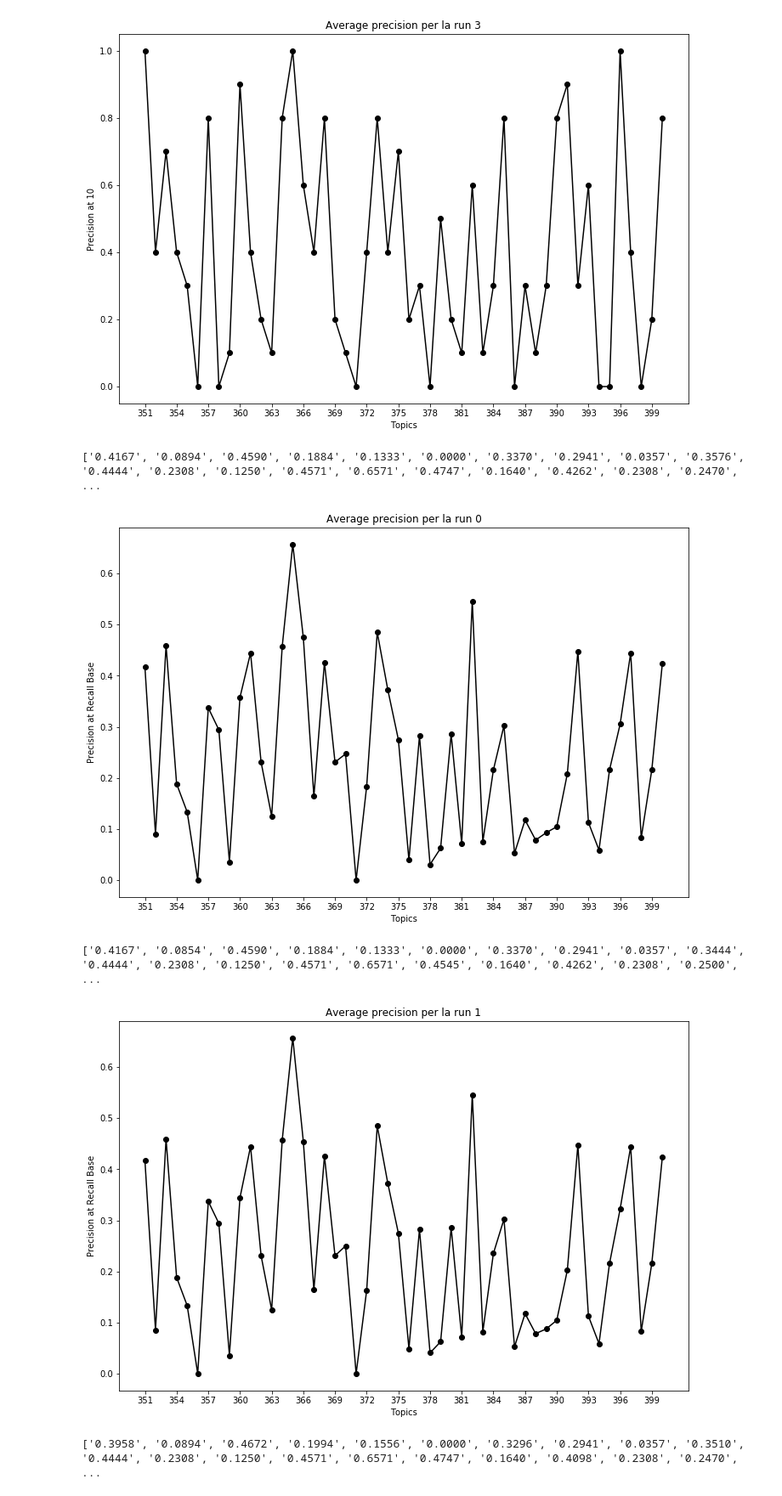
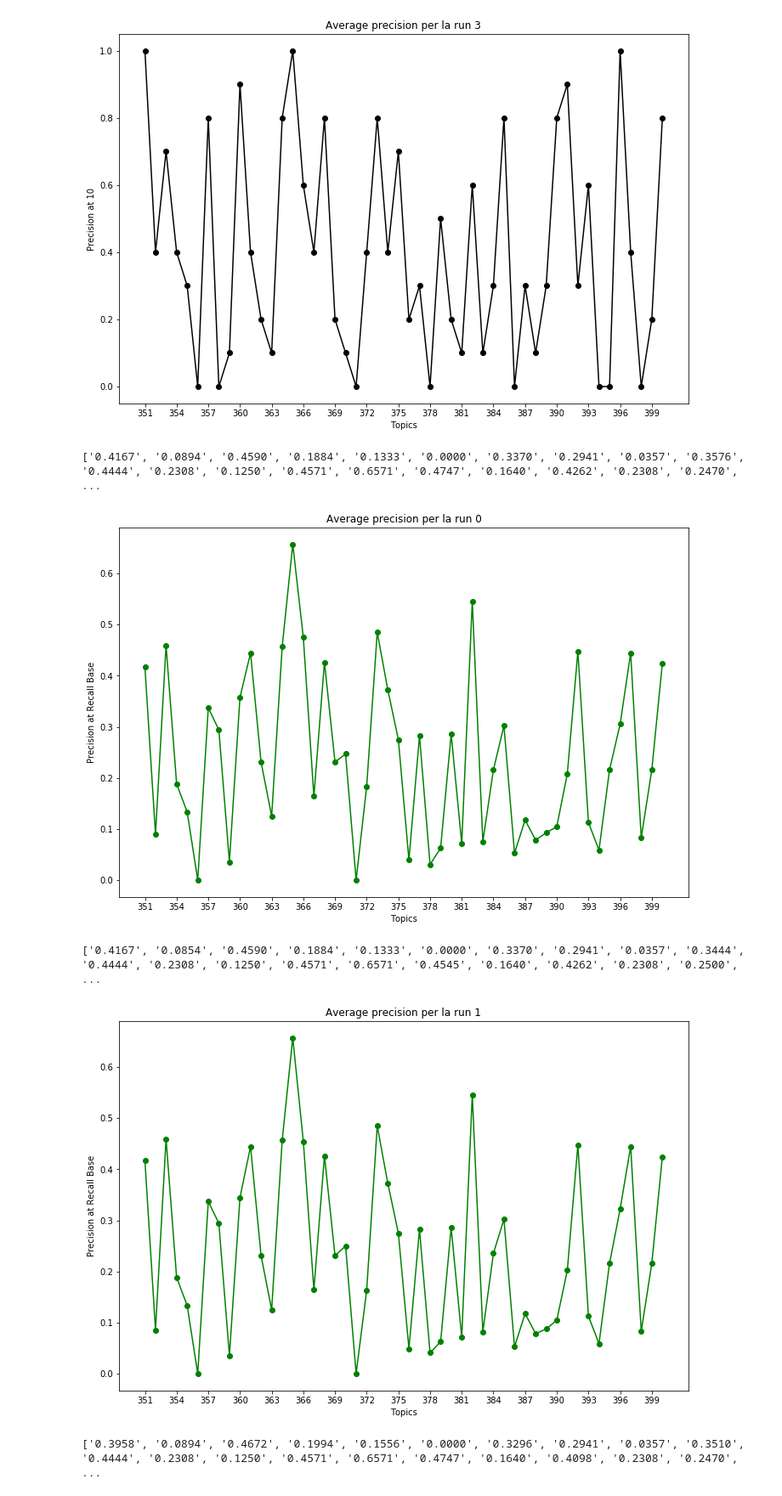
Before and after one commit to yleniag/Information-Retrival-Homework-1, a Jupyter notebook: Homework1-IR.ipynb, the cells around one changed output. Shown: that part at 85% size. Cells and saved outputs as stored; diff of their text form; code cells hidden in the pictures.

Commit message:
Grafico rprec

```diff
--- a/Homework1-IR.ipynb
+++ b/Homework1-IR.ipynb
@@ -283,13 +266,13 @@ plotAP(p10_3, "black", 3,"Precision at 10")
 ['1.0000', '0.4000', '0.7000', '0.4000', '0.3000', '0.0000', '0.8000', '0.0000', '0.1000', '0.9000', '0.4000', '0.2000', '0.1000', '0.8000', '1.0000', '0.6000', '0.4000', '0.8000', '0.2000', '0.1000', ...
 [figure]
 # %%
-plotAP(rprec_0, "black", 0, "Precision at Recall Base")
-plotAP(rprec_1, "black", 1, "Precision at Recall Base")
-plotAP(rprec_2, "black", 2, "Precision at Recall Base")
-plotAP(rprec_3, "black", 3, "Precision at Recall Base")
+plotAP(rprec_0, "g", 0, "Precision at Recall Base")
+plotAP(rprec_1, "g", 1, "Precision at Recall Base")
+plotAP(rprec_2, "g", 2, "Precision at Recall Base")
+plotAP(rprec_3, "g", 3, "Precision at Recall Base")
 # %% [output]
 ['0.4167', '0.0894', '0.4590', '0.1884', '0.1333', '0.0000', '0.3370', '0.2941', '0.0357', '0.3576', '0.4444', '0.2308', '0.1250', '0.4571', '0.6571', '0.4747', '0.1640', '0.4262', '0.2308', '0.2470', ...
-[figure, old version]
+[figure, new version]
 ['0.4167', '0.0854', '0.4590', '0.1884', '0.1333', '0.0000', '0.3370', '0.2941', '0.0357', '0.3444', '0.4444', '0.2308', '0.1250', '0.4571', '0.6571', '0.4545', '0.1640', '0.4262', '0.2308', '0.2500', ...
-[figure, old version]
+[figure, new version]
 ['0.3958', '0.0894', '0.4672', '0.1994', '0.1556', '0.0000', '0.3296', '0.2941', '0.0357', '0.3510', '0.4444', '0.2308', '0.1250', '0.4571', '0.6571', '0.4747', '0.1640', '0.4098', '0.2308', '0.2470', ...
```
Also changed, not shown: parts of 9 cells of this notebook.
